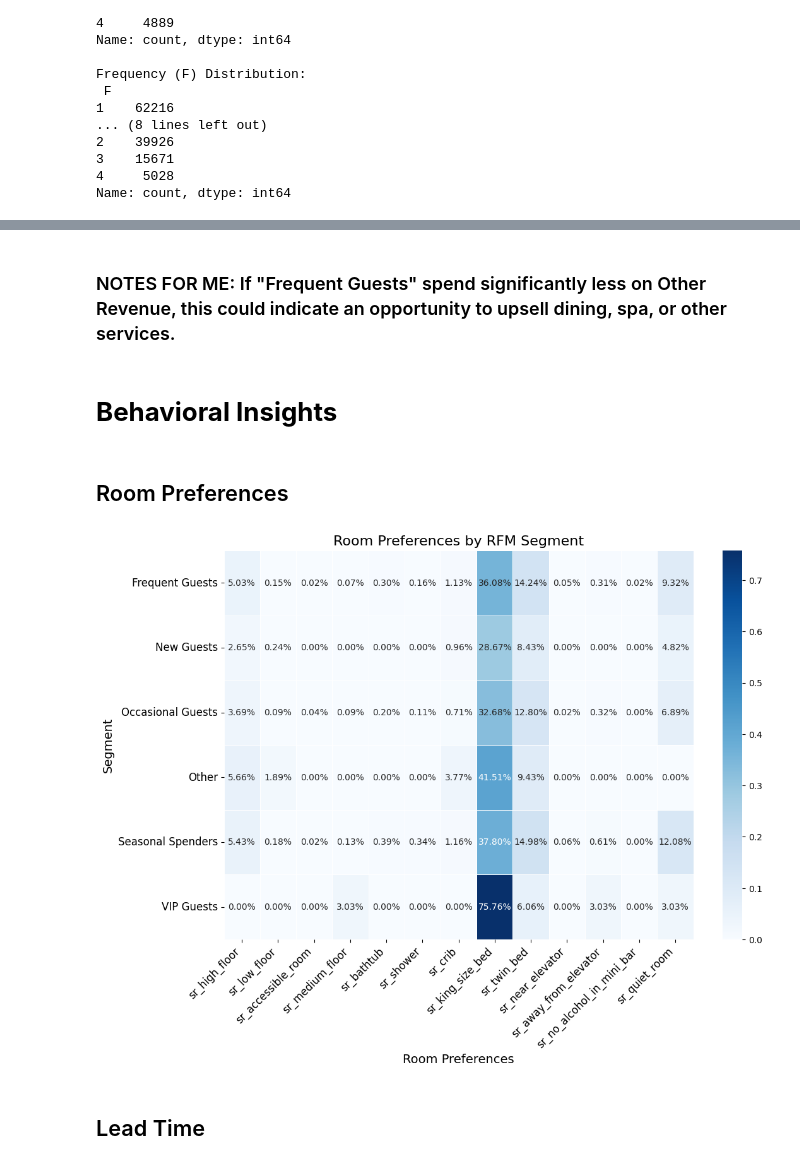
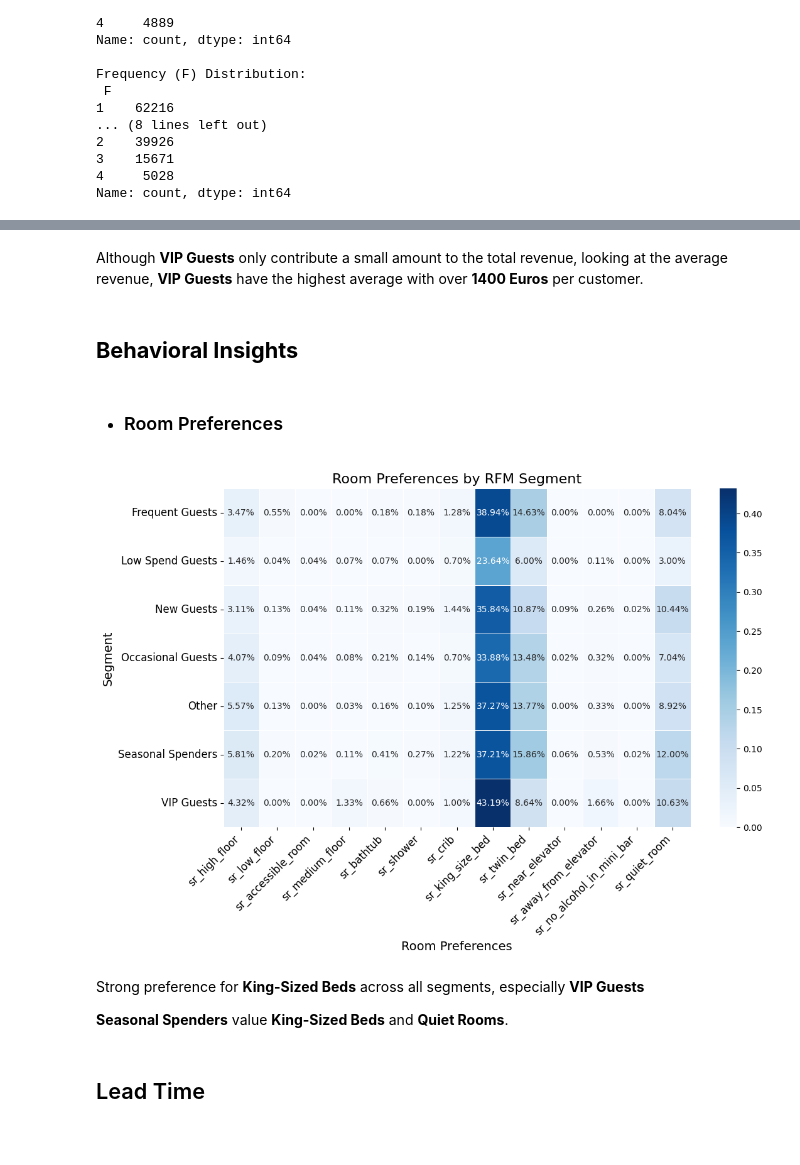
Before and after one commit to charJin/hotel-analysis, a Jupyter notebook: Notebooks/Hotel Customer and Revenue Analysis.ipynb, the cells around one changed output, grey strips where cells are left out. Drawn from its saved outputs; the diff is of its cells as text; code cells hidden in the pictures; blank space fills up the shorter version.

```diff
--- a/Notebooks/Hotel Customer and Revenue Analysis.ipynb
+++ b/Notebooks/Hotel Customer and Revenue Analysis.ipynb
@@ -404,23 +382,23 @@ Name: count, dtype: int64
 # %%
 def assign_segment(row):
     # VIP Guests
-    if row['R'] == 4 and row['F'] >= 3 and row['M'] >= 3:
+    if row['R'] >= 3 and row['F'] >= 2 and row['M'] >= 3:
         return 'VIP Guests'
+    # New Guests
+    elif row['R'] >= 4 and row['F'] <= 1:
+        return 'New Guests'
+    # Low Spend Guests
+    elif row['M'] <= 1:
+        return 'Low Spend Guests'
     # Frequent Guests
-    elif row['R'] >= 2 and (row['F'] >= 2 or row['M'] >= 2):
+    elif row['R'] >= 2 and row['F'] >= 2:
         return 'Frequent Guests'
-    # New Guests
-    elif row['R'] >= 3 and row['F'] <= 2:
-        return 'New Guests'
+    # Seasonal Spenders
+    elif row['F'] <= 2 and row['M'] >= 3:
+        return 'Seasonal Spenders'
     # Occasional Guests
-    elif row['R'] <= 2 and row['F'] <= 2 and row['M'] <= 2:
+    elif row['R'] <= 2 and row['F'] <= 2:
         return 'Occasional Guests'
-    # Seasonal Spenders
-    elif row['R'] == 1 and row['M'] >= 2:
-        return 'Seasonal Spenders'
-    # Infrequent Loyalists
-    elif row['R'] == 4 and row['F'] == 1:
-        return 'Infrequent Loyalists'
     # Inactive Guests
     elif row['R'] == 0 and row['F'] == 1 and row['M'] == 1:
         return 'Inactive Guests'
@@ -433,5 +411,7 @@ rfm['segment'] = rfm.apply(assign_segment, axis=1)
 
 # Check segment counts
 print(rfm['segment'].value_counts())
+
+hotel_df = hotel_df.merge(rfm[['id', 'segment']], on='id', how='left')
 # %% [output]
 segment
@@ -510,27 +563,31 @@ plt.show()
-# %% [markdown]
-### NOTES FOR ME: If "Frequent Guests" spend significantly less on Other Revenue, this could indicate an opportunity to upsell dining, spa, or other services.
+# %% [markdown]
+Although **VIP Guests** only contribute a small amount to the total revenue, looking at the average revenue, **VIP Guests** have the highest average with over **1400 Euros** per customer.
 # %% [markdown]
-# **Behavioral Insights**
+## **Behavioral Insights**
 # %% [markdown]
-## Room Preferences
+- ### Room Preferences
 # %%
 sr_columns = ['sr_high_floor', 'sr_low_floor', 'sr_accessible_room', 'sr_medium_floor',
               'sr_bathtub', 'sr_shower', 'sr_crib', 'sr_king_size_bed', 'sr_twin_bed',
               'sr_near_elevator', 'sr_away_from_elevator', 'sr_no_alcohol_in_mini_bar',
               'sr_quiet_room']
 
 preferences_by_segment = hotel_df.groupby('segment')[sr_columns].mean()
 
-plt.figure(figsize=(12, 8))
+plt.figure(figsize=(12, 7))
 sns.heatmap(preferences_by_segment, annot=True, fmt=".2%", cmap="Blues", cbar=True, linewidths=0.5)
 plt.title('Room Preferences by RFM Segment', fontsize=16)
 plt.ylabel('Segment', fontsize=14)
 plt.xlabel('Room Preferences', fontsize=14)
 plt.xticks(rotation=45, ha='right', fontsize=12)
 plt.yticks(fontsize=12)
 plt.show()
 # %% [output]
-[figure, old version]
+[figure, new version]
+# %% [markdown]
+Strong preference for **King-Sized Beds** across all segments, especially **VIP Guests**
+
+**Seasonal Spenders** value **King-Sized Beds** and **Quiet Rooms**.
 # %% [markdown]
 ## Lead Time
 # %%
```
Also changed, not shown: parts of 23 cells of this notebook, 1 other file.
